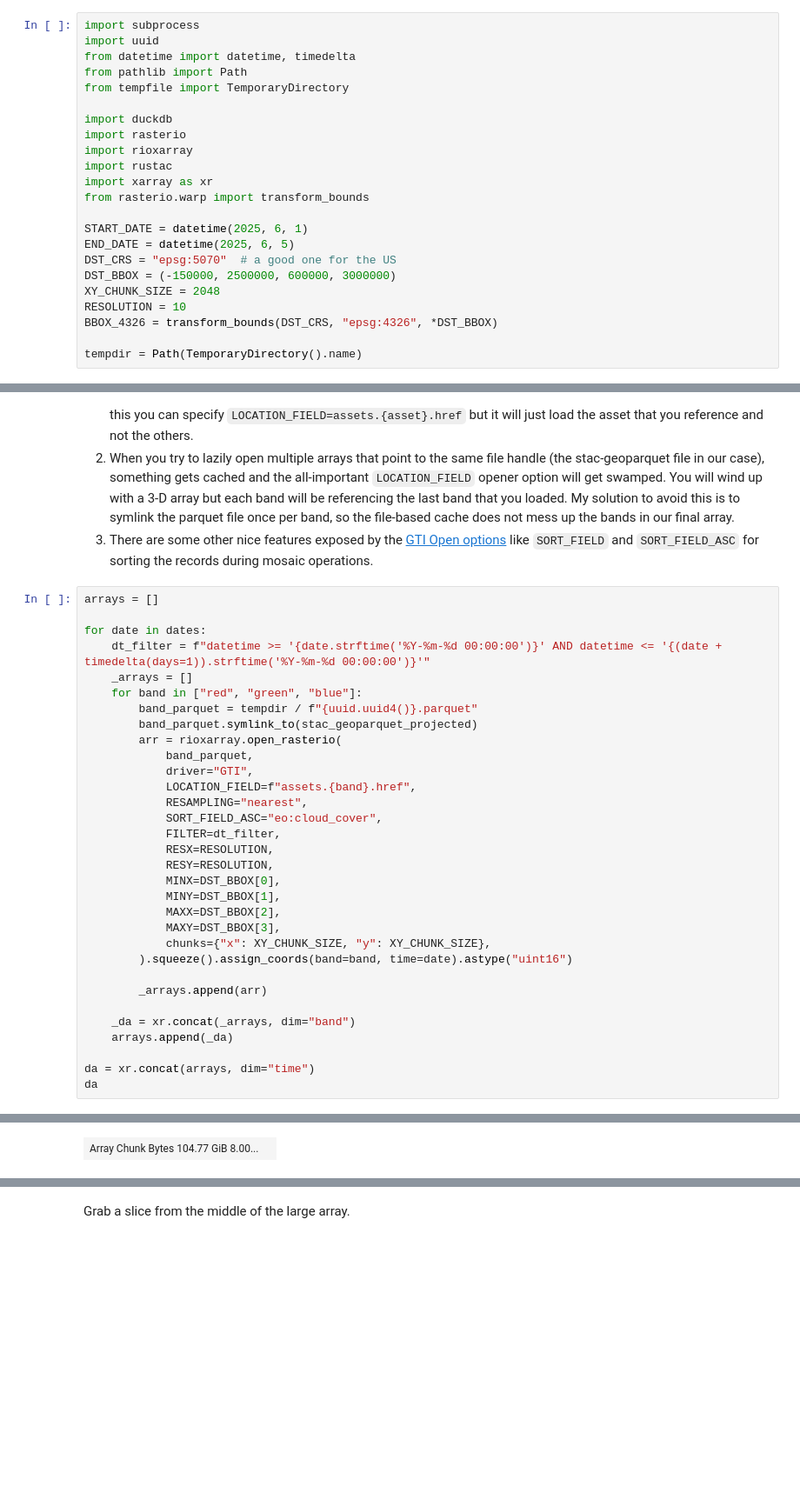
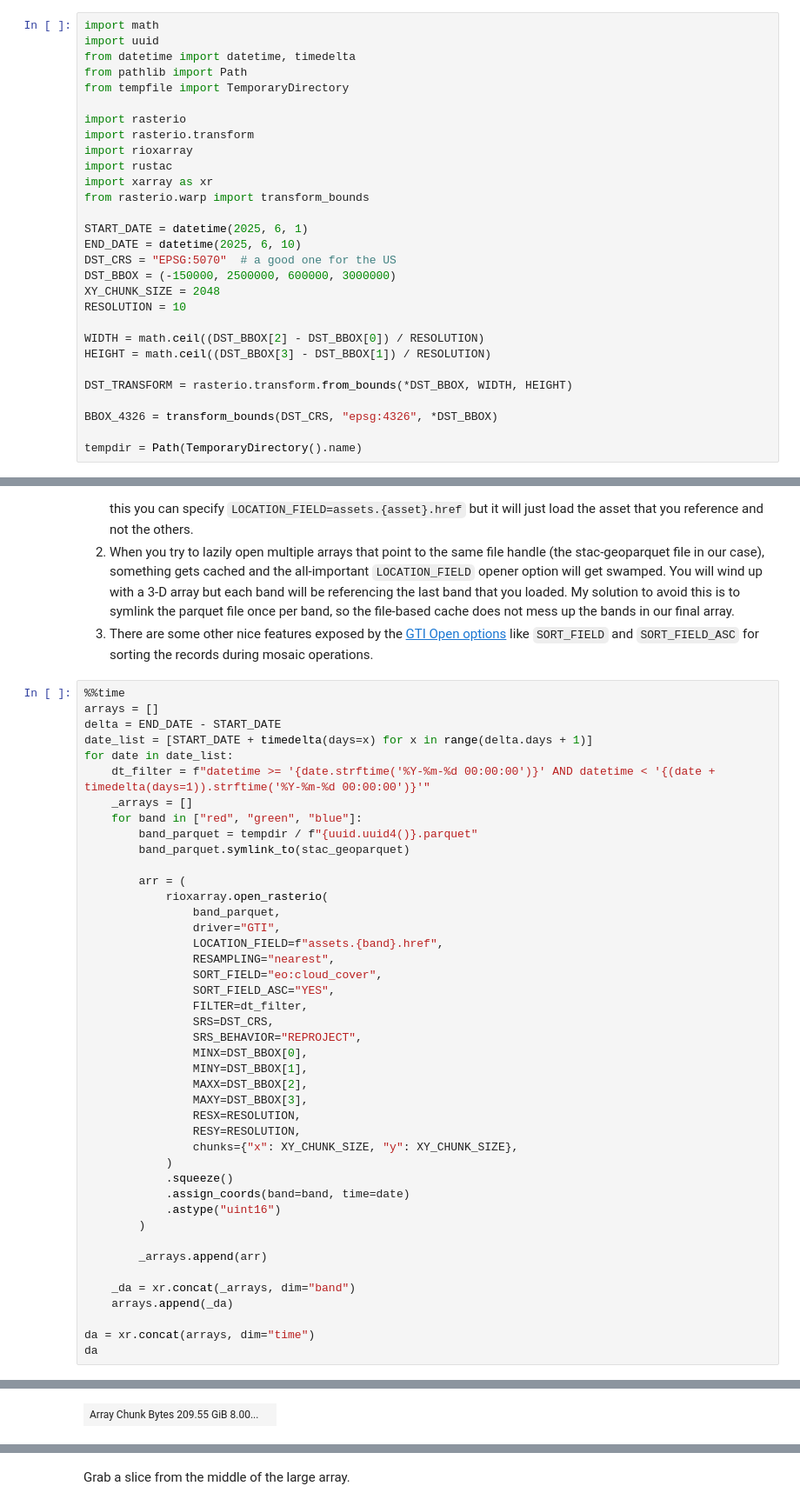
Before and after one commit to hrodmn/stac-gti-xarray, a Jupyter notebook: demo.ipynb, the cells around one changed output, grey strips where cells are left out. Shown at 87% size. Cells and saved outputs as stored; diff of their text form; blank space fills up the shorter version.

```diff
--- a/demo.ipynb
+++ b/demo.ipynb
@@ -3,25 +3,31 @@
 
 The goal is to use rustac to query STAC records, write them to a STAC (geo)parquet file, then use GDAL's GTI driver to open the data with xarray.
 # %%
-import subprocess
+import math
 import uuid
 from datetime import datetime, timedelta
 from pathlib import Path
 from tempfile import TemporaryDirectory
 
-import duckdb
 import rasterio
+import rasterio.transform
 import rioxarray
 import rustac
 import xarray as xr
 from rasterio.warp import transform_bounds
 
 START_DATE = datetime(2025, 6, 1)
-END_DATE = datetime(2025, 6, 5)
-DST_CRS = "epsg:5070"  # a good one for the US
+END_DATE = datetime(2025, 6, 10)
+DST_CRS = "EPSG:5070"  # a good one for the US
 DST_BBOX = (-150000, 2500000, 600000, 3000000)
 XY_CHUNK_SIZE = 2048
 RESOLUTION = 10
+
+WIDTH = math.ceil((DST_BBOX[2] - DST_BBOX[0]) / RESOLUTION)
+HEIGHT = math.ceil((DST_BBOX[3] - DST_BBOX[1]) / RESOLUTION)
+
+DST_TRANSFORM = rasterio.transform.from_bounds(*DST_BBOX, WIDTH, HEIGHT)
+
 BBOX_4326 = transform_bounds(DST_CRS, "epsg:4326", *DST_BBOX)
 
 tempdir = Path(TemporaryDirectory().name)
@@ -72,29 +58,40 @@ This works lazily, which is great, but it is quirky:
 2. When you try to lazily open multiple arrays that point to the same file handle (the stac-geoparquet file in our case), something gets cached and the all-important `LOCATION_FIELD` opener option will get swamped. You will wind up with a 3-D array but each band will be referencing the last band that you loaded. My solution to avoid this is to symlink the parquet file once per band, so the file-based cache does not mess up the bands in our final array.
 3. There are some other nice features exposed by the [GTI Open options](https://gdal.org/en/stable/drivers/raster/gti.html#open-options) like `SORT_FIELD` and `SORT_FIELD_ASC` for sorting the records during mosaic operations.
 # %%
+%%time
 arrays = []
-
-for date in dates:
-    dt_filter = f"datetime >= '{date.strftime('%Y-%m-%d 00:00:00')}' AND datetime <= '{(date + timedelta(days=1)).strftime('%Y-%m-%d 00:00:00')}'"
+delta = END_DATE - START_DATE
+date_list = [START_DATE + timedelta(days=x) for x in range(delta.days + 1)]
+for date in date_list:
+    dt_filter = f"datetime >= '{date.strftime('%Y-%m-%d 00:00:00')}' AND datetime < '{(date + timedelta(days=1)).strftime('%Y-%m-%d 00:00:00')}'"
     _arrays = []
     for band in ["red", "green", "blue"]:
         band_parquet = tempdir / f"{uuid.uuid4()}.parquet"
-        band_parquet.symlink_to(stac_geoparquet_projected)
-        arr = rioxarray.open_rasterio(
-            band_parquet,
-            driver="GTI",
-            LOCATION_FIELD=f"assets.{band}.href",
-            RESAMPLING="nearest",
-            SORT_FIELD_ASC="eo:cloud_cover",
-            FILTER=dt_filter,
-            RESX=RESOLUTION,
-            RESY=RESOLUTION,
-            MINX=DST_BBOX[0],
-            MINY=DST_BBOX[1],
-            MAXX=DST_BBOX[2],
-            MAXY=DST_BBOX[3],
-            chunks={"x": XY_CHUNK_SIZE, "y": XY_CHUNK_SIZE},
-        ).squeeze().assign_coords(band=band, time=date).astype("uint16")
+        band_parquet.symlink_to(stac_geoparquet)
+
+        arr = (
+            rioxarray.open_rasterio(
+                band_parquet,
+                driver="GTI",
+                LOCATION_FIELD=f"assets.{band}.href",
+                RESAMPLING="nearest",
+                SORT_FIELD="eo:cloud_cover",
+                SORT_FIELD_ASC="YES",
+                FILTER=dt_filter,
+                SRS=DST_CRS,
+                SRS_BEHAVIOR="REPROJECT",
+                MINX=DST_BBOX[0],
+                MINY=DST_BBOX[1],
+                MAXX=DST_BBOX[2],
+                MAXY=DST_BBOX[3],
+                RESX=RESOLUTION,
+                RESY=RESOLUTION,
+                chunks={"x": XY_CHUNK_SIZE, "y": XY_CHUNK_SIZE},
+            )
+            .squeeze()
+            .assign_coords(band=band, time=date)
+            .astype("uint16")
+        )
 
         _arrays.append(arr)
 
@@ -114 +113 @@ dask.array<chunksize=(1, 1, 2048, 2048), meta=np.ndarray>
-| Array Chunk Bytes 104.77 GiB 8.00... |  |
+| Array Chunk Bytes 209.55 GiB 8.00... |  |
```
Also changed, not shown: parts of 6 cells of this notebook, 17 other files.
